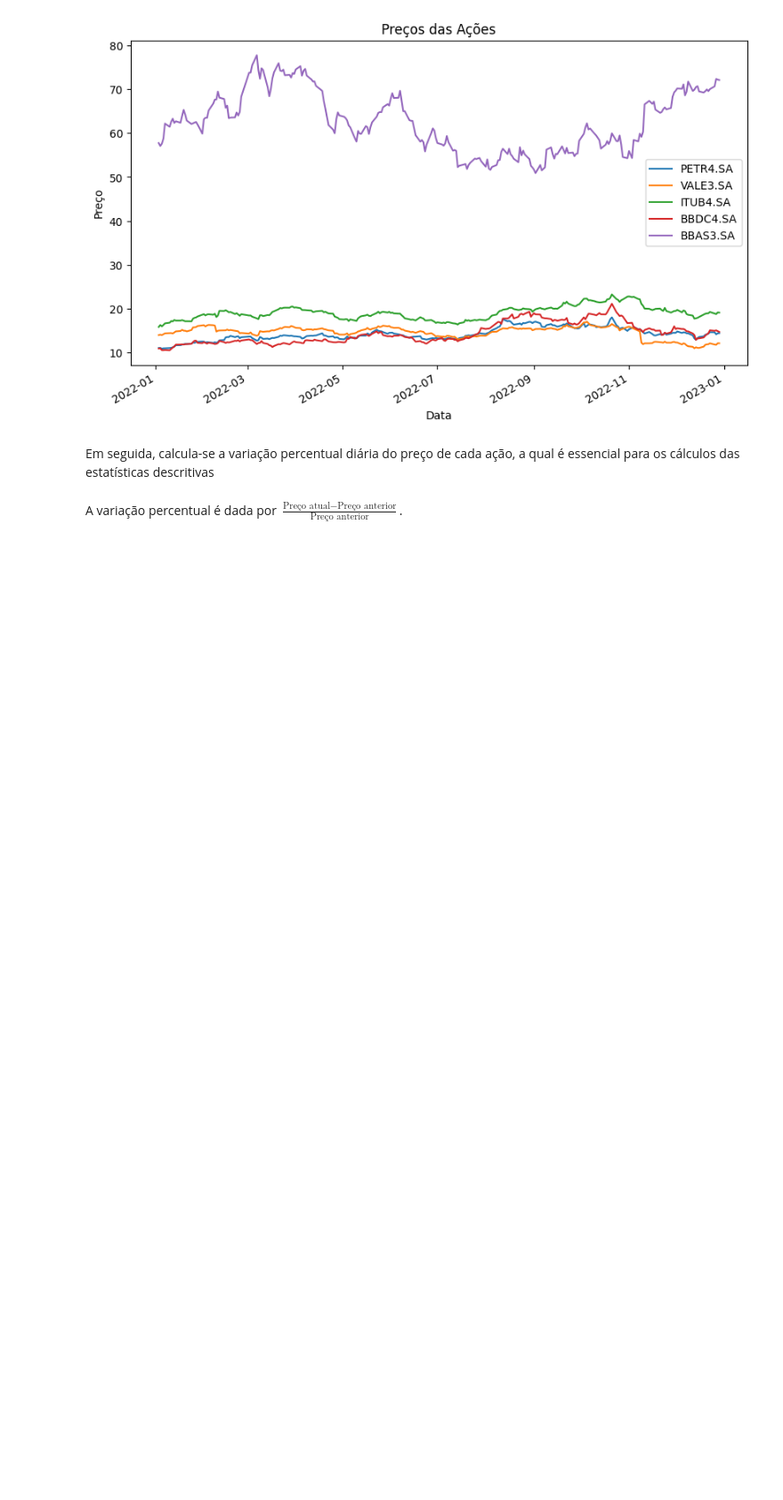
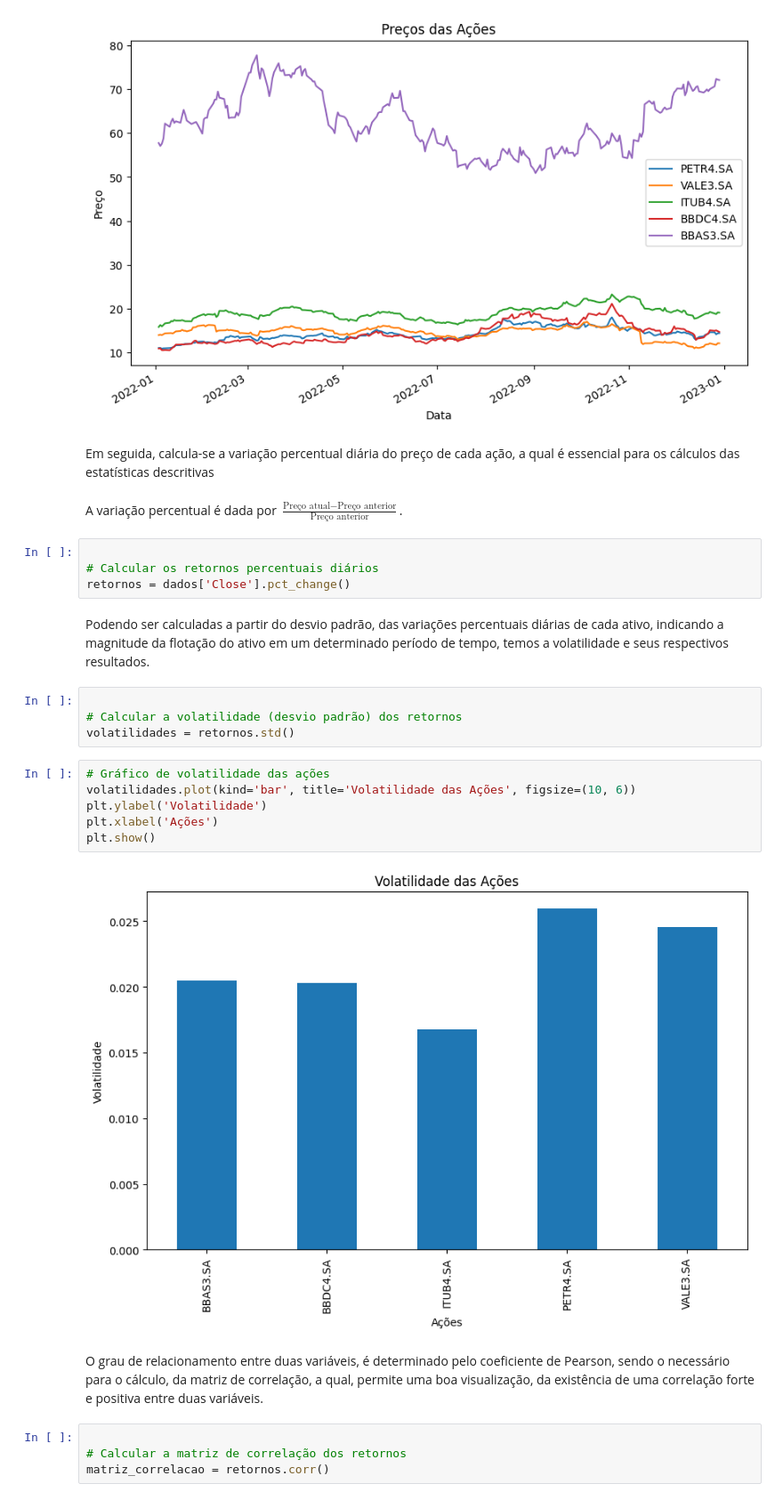
Before and after one commit to hermescosta/Hermes-2025-, a Jupyter notebook: Análise_de_portfólio_RBras_2023.ipynb, the cells around one changed output. Shown at 89% size. Saved outputs shown, nothing was run; the diff lists cells and outputs as text; blank space fills up the shorter version.

```diff
--- a/Análise_de_portfólio_RBras_2023.ipynb
+++ b/Análise_de_portfólio_RBras_2023.ipynb
@@ -117,3 +117,28 @@ plt.show()
 Em seguida, calcula-se a variação percentual diária do preço de cada ação, a qual é essencial para os cálculos das estatísticas descritivas
 # %% [markdown]
 A variação percentual é dada por $ \frac{\text{Preço atual} - \text{Preço anterior}}{\text{Preço anterior}} $.
+# %%
+
+# Calcular os retornos percentuais diários
+retornos = dados['Close'].pct_change()
+# %% [markdown]
+Podendo ser calculadas a partir do desvio padrão, das variações percentuais diárias de cada ativo, indicando a magnitude da flotação do ativo em um determinado período de tempo, temos a volatilidade e seus respectivos resultados.
+# %%
+
+# Calcular a volatilidade (desvio padrão) dos retornos
+volatilidades = retornos.std()
+# %%
+# Gráfico de volatilidade das ações
+volatilidades.plot(kind='bar', title='Volatilidade das Ações', figsize=(10, 6))
+plt.ylabel('Volatilidade')
+plt.xlabel('Ações')
+plt.show()
+# %% [output]
+[figure, added]
+# %% [markdown]
+
+O grau de relacionamento entre duas variáveis, é determinado pelo coeficiente de Pearson, sendo o necessário para o cálculo, da matriz de correlação, a qual, permite uma boa visualização, da existência de uma correlação forte e positiva entre duas variáveis.
+# %%
+
+# Calcular a matriz de correlação dos retornos
+matriz_correlacao = retornos.corr()
```
Also changed, not shown: parts of 1 cell of this notebook.
